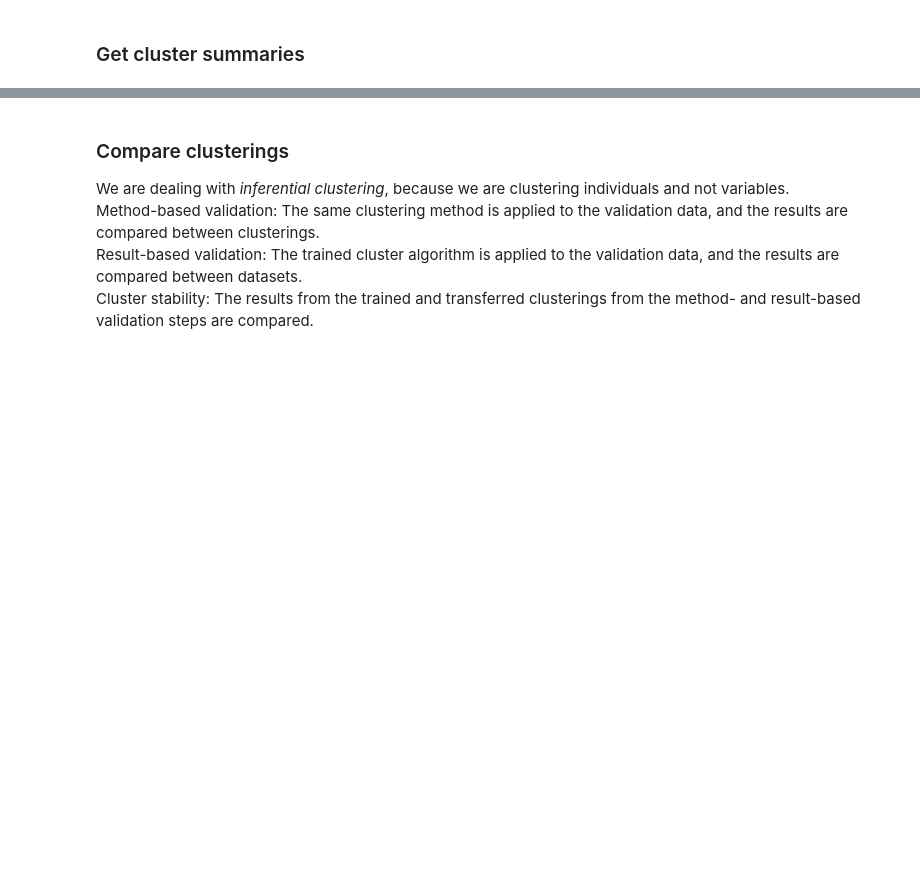
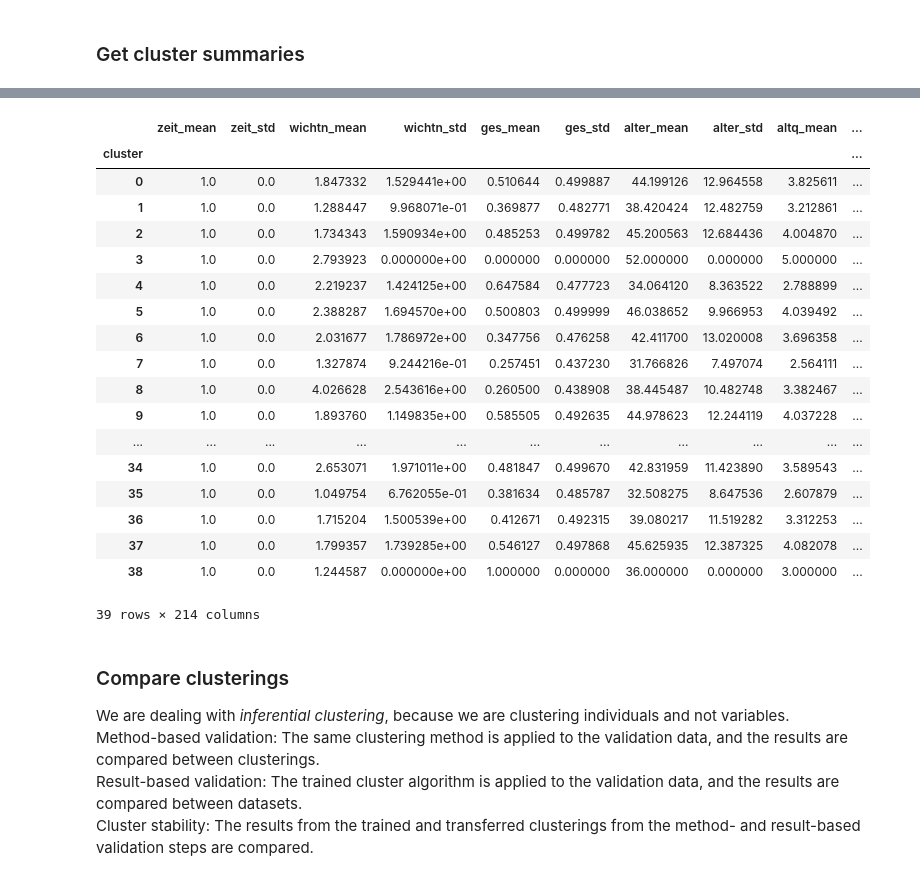
Before and after one commit to LuuisK/esa_consulting, a Jupyter notebook: workflow/kmeans_clustering.ipynb, the cells around one changed output, grey strips where cells are left out. Drawn from its saved outputs; the diff is of its cells as text; code cells hidden in the pictures; blank space fills up the shorter version.

```diff
--- a/workflow/kmeans_clustering.ipynb
+++ b/workflow/kmeans_clustering.ipynb
@@ -110,7 +230,27 @@ cluster_discov_summaries
 # %%
 # Interpretation of continuous, binary, and ordinal variables
-cluster_valid_summaries = cluster_summaries(data_valid_cont, labels_valid, agg_func=["mean", "std"])  # "min", "max"
+cluster_valid_summaries = cluster_summaries(data_valid_cont, labels_valid, sample_weight=sample_weight_valid)
 cluster_valid_summaries
+# %% [output]
+|  | zeit_mean | zeit_std | wichtn_mean | wichtn_std | ges_mean | ges_std | alter_mean | alter_std | altq_mean | ... |
+| cluster |  |  |  |  |  |  |  |  |  | ... |
+| 0 | 1.0 | 0.0 | 1.847332 | 1.529441e+00 | 0.510644 | 0.499887 | 44.199126 | 12.964558 | 3.825611 | ... |
+| 1 | 1.0 | 0.0 | 1.288447 | 9.968071e-01 | 0.369877 | 0.482771 | 38.420424 | 12.482759 | 3.212861 | ... |
+| 2 | 1.0 | 0.0 | 1.734343 | 1.590934e+00 | 0.485253 | 0.499782 | 45.200563 | 12.684436 | 4.004870 | ... |
+| 3 | 1.0 | 0.0 | 2.793923 | 0.000000e+00 | 0.000000 | 0.000000 | 52.000000 | 0.000000 | 5.000000 | ... |
+| 4 | 1.0 | 0.0 | 2.219237 | 1.424125e+00 | 0.647584 | 0.477723 | 34.064120 | 8.363522 | 2.788899 | ... |
+| 5 | 1.0 | 0.0 | 2.388287 | 1.694570e+00 | 0.500803 | 0.499999 | 46.038652 | 9.966953 | 4.039492 | ... |
+| 6 | 1.0 | 0.0 | 2.031677 | 1.786972e+00 | 0.347756 | 0.476258 | 42.411700 | 13.020008 | 3.696358 | ... |
+| 7 | 1.0 | 0.0 | 1.327874 | 9.244216e-01 | 0.257451 | 0.437230 | 31.766826 | 7.497074 | 2.564111 | ... |
+| 8 | 1.0 | 0.0 | 4.026628 | 2.543616e+00 | 0.260500 | 0.438908 | 38.445487 | 10.482748 | 3.382467 | ... |
+| 9 | 1.0 | 0.0 | 1.893760 | 1.149835e+00 | 0.585505 | 0.492635 | 44.978623 | 12.244119 | 4.037228 | ... |
+| ... | ... | ... | ... | ... | ... | ... | ... | ... | ... | ... |
+| 34 | 1.0 | 0.0 | 2.653071 | 1.971011e+00 | 0.481847 | 0.499670 | 42.831959 | 11.423890 | 3.589543 | ... |
+| 35 | 1.0 | 0.0 | 1.049754 | 6.762055e-01 | 0.381634 | 0.485787 | 32.508275 | 8.647536 | 2.607879 | ... |
+| 36 | 1.0 | 0.0 | 1.715204 | 1.500539e+00 | 0.412671 | 0.492315 | 39.080217 | 11.519282 | 3.312253 | ... |
+| 37 | 1.0 | 0.0 | 1.799357 | 1.739285e+00 | 0.546127 | 0.497868 | 45.625935 | 12.387325 | 4.082078 | ... |
+| 38 | 1.0 | 0.0 | 1.244587 | 0.000000e+00 | 1.000000 | 0.000000 | 36.000000 | 0.000000 | 3.000000 | ... |
+39 rows × 214 columns
 # %% [markdown]
 ### Compare clusterings
 We are dealing with _inferential clustering_, because we are clustering individuals and not variables.\
```
Also changed, not shown: parts of 14 cells of this notebook, 1 other file.
